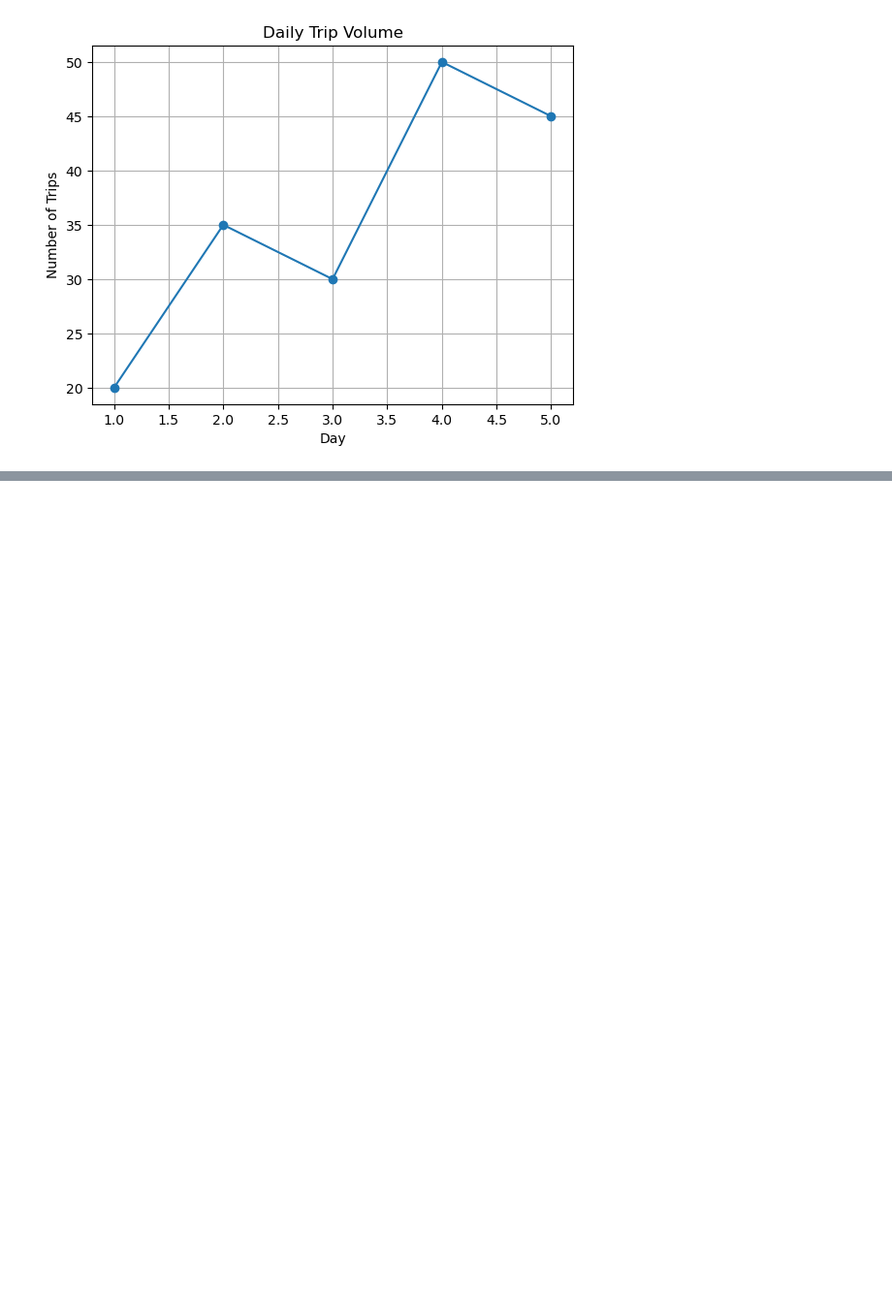
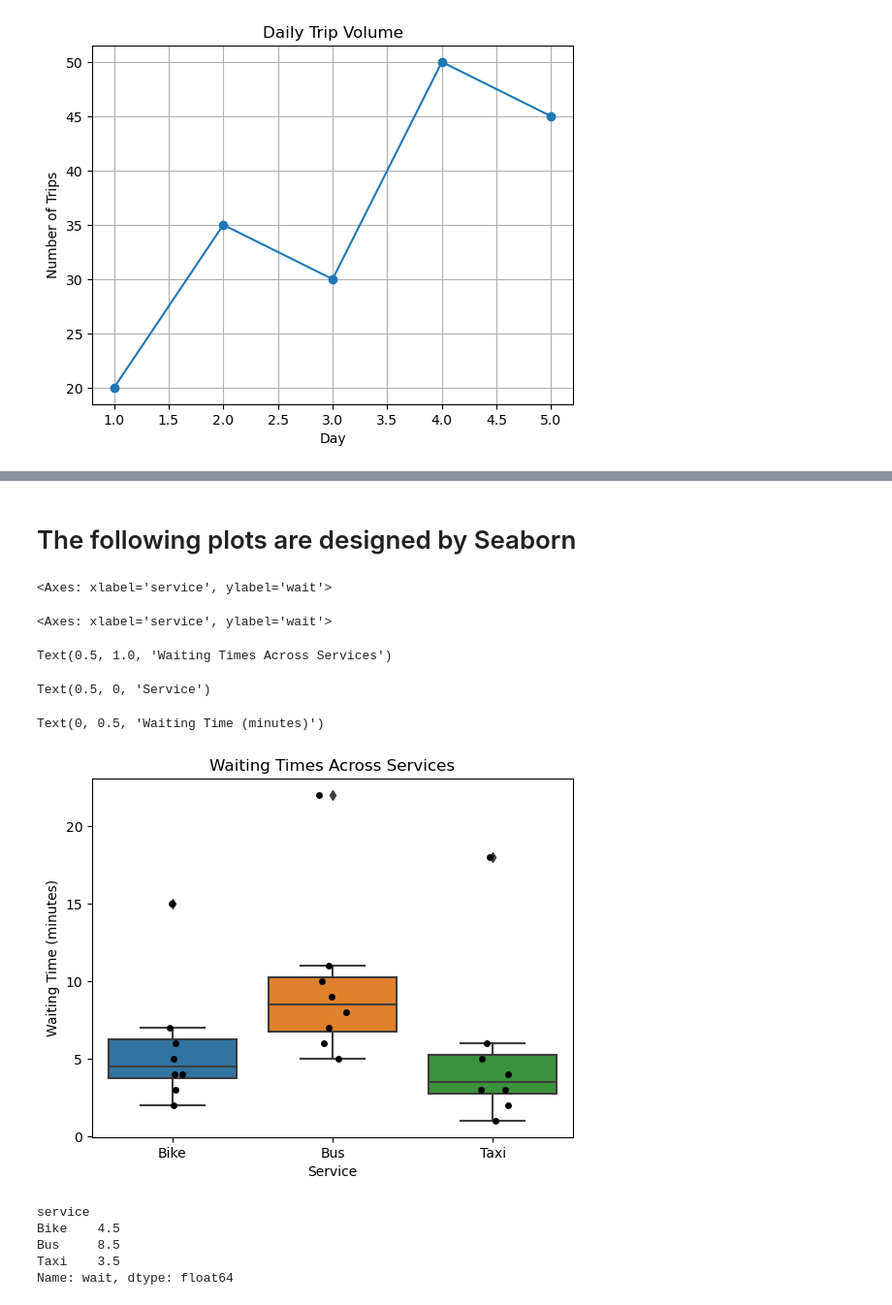
Before and after one commit to XiaomingLiGit/Descriptive-Statistics, a Jupyter notebook: w4/Hands-on Lab (plot).ipynb, the cells around one changed output, grey strips where cells are left out. Shown at 97% size. Cells and saved outputs as stored; diff of their text form; code cells hidden in the pictures; blank space fills up the shorter version.

```diff
--- a/w4/Hands-on Lab (plot).ipynb
+++ b/w4/Hands-on Lab (plot).ipynb
@@ -347,0 +445,35 @@ Text(0, 0.5, 'Number of Trips')
+# %% [markdown]
+# The following plots are designed by Seaborn
+# %%
+
+# 1. Create a boxplot
+sns.boxplot(
+    data=df,
+    x="service",
+    y="wait"
+)
+
+sns.stripplot(
+    data=df,
+    x="service",
+    y="wait",
+    color="black",
+    size=5
+)
+
+plt.title("Waiting Times Across Services")
+plt.xlabel("Service")
+plt.ylabel("Waiting Time (minutes)")
+plt.show()
+# %% [output]
+<Axes: xlabel='service', ylabel='wait'>
+<Axes: xlabel='service', ylabel='wait'>
+Text(0.5, 1.0, 'Waiting Times Across Services')
+Text(0.5, 0, 'Service')
+Text(0, 0.5, 'Waiting Time (minutes)')
+[figure, added]
+service
+Bike    4.5
+Bus     8.5
+Taxi    3.5
+Name: wait, dtype: float64
```
Also changed, not shown: parts of 11 cells of this notebook, 2 other files.
